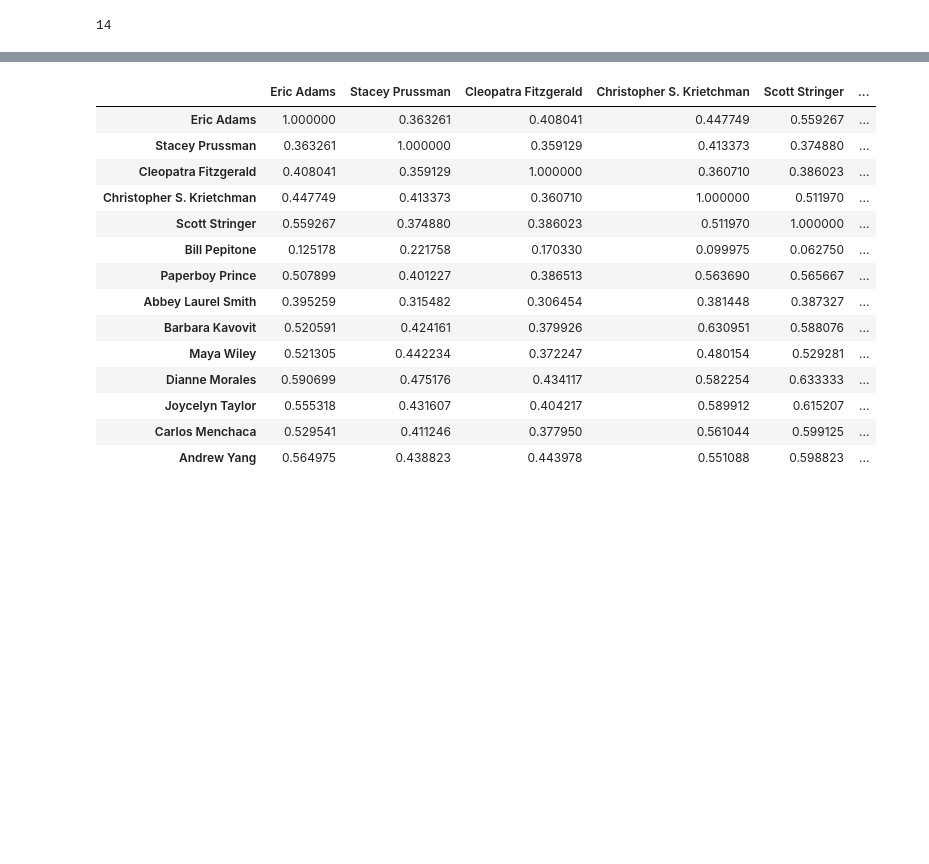
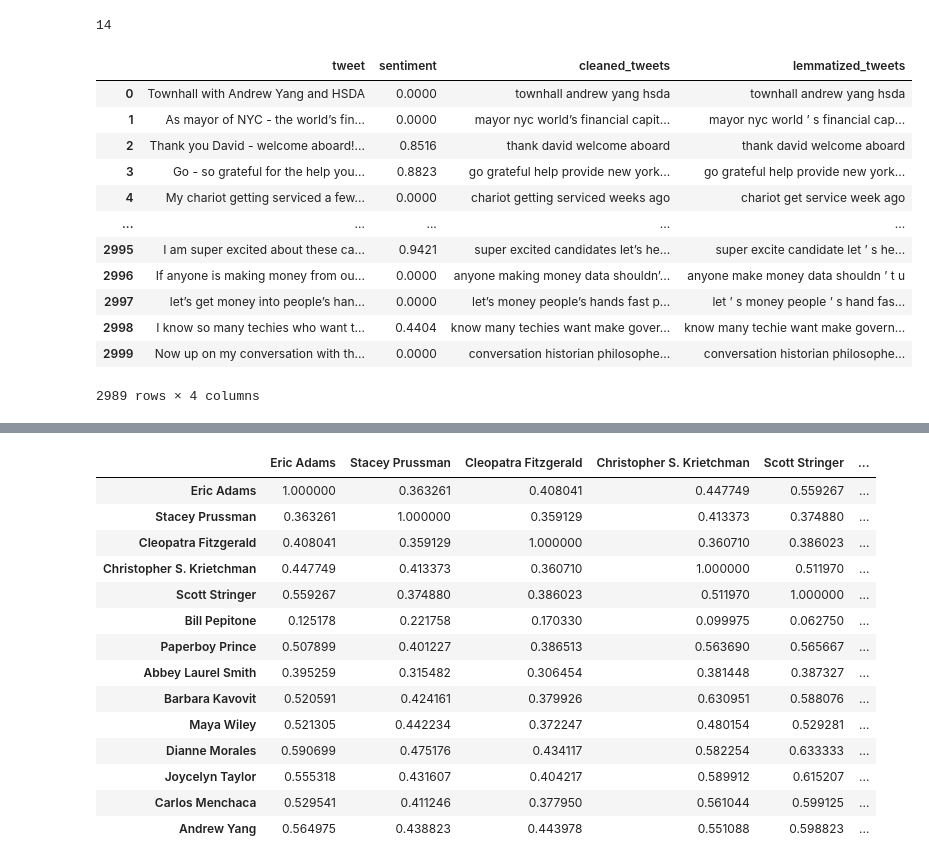
Before and after one commit to msternke/local-politician-recommender, a Jupyter notebook: Polician_NPL_modeling.ipynb, the cells around one changed output, grey strips where cells are left out. Saved outputs shown, nothing was run; the diff lists cells and outputs as text; code cells hidden in the pictures; blank space fills up the shorter version.

```diff
--- a/Polician_NPL_modeling.ipynb
+++ b/Polician_NPL_modeling.ipynb
@@ -121,3 +122,19 @@ def lemmatize_tweets(tweets):
 
 for df in politician_dict.values():
     df['lemmatized_tweets'] = lemmatize_tweets(df['cleaned_tweets'])
+# %%
+politician_dict['Andrew Yang']
+# %% [output]
+|  | tweet | sentiment | cleaned_tweets | lemmatized_tweets |
+| 0 | Townhall with Andrew Yang and HSDA | 0.0000 | townhall andrew yang hsda | townhall andrew yang hsda |
+| 1 | As mayor of NYC - the world’s fin... | 0.0000 | mayor nyc world’s financial capit... | mayor nyc world ’ s financial cap... |
+| 2 | Thank you David - welcome aboard!... | 0.8516 | thank david welcome aboard | thank david welcome aboard |
+| 3 | Go - so grateful for the help you... | 0.8823 | go grateful help provide new york... | go grateful help provide new york... |
+| 4 | My chariot getting serviced a few... | 0.0000 | chariot getting serviced weeks ago | chariot get service week ago |
+| ... | ... | ... | ... | ... |
+| 2995 | I am super excited about these ca... | 0.9421 | super excited candidates let’s he... | super excite candidate let ’ s he... |
+| 2996 | If anyone is making money from ou... | 0.0000 | anyone making money data shouldn’... | anyone make money data shouldn ’ t u |
+| 2997 | let’s get money into people’s han... | 0.0000 | let’s money people’s hands fast p... | let ’ s money people ’ s hand fas... |
+| 2998 | I know so many techies who want t... | 0.4404 | know many techies want make gover... | know many techie want make govern... |
+| 2999 | Now up on my conversation with th... | 0.0000 | conversation historian philosophe... | conversation historian philosophe... |
+2989 rows × 4 columns
```
Also changed, not shown: parts of 3 cells of this notebook, 4 other files.
